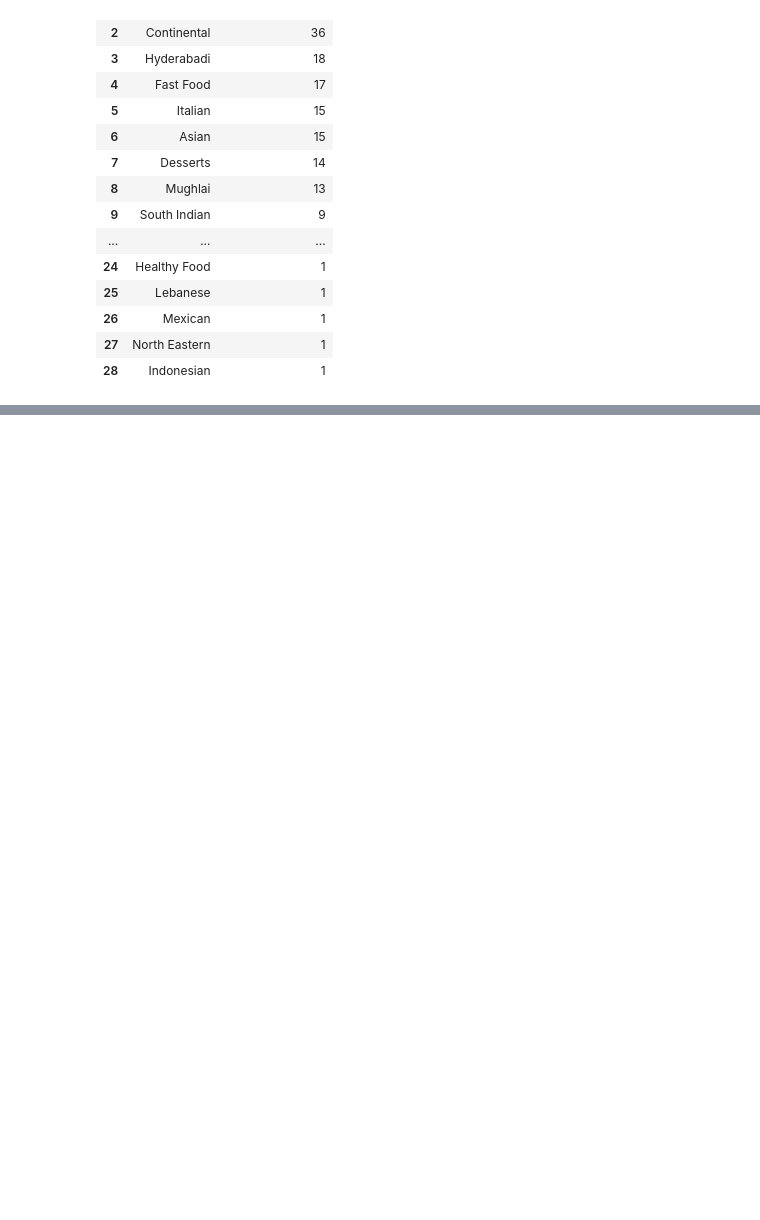
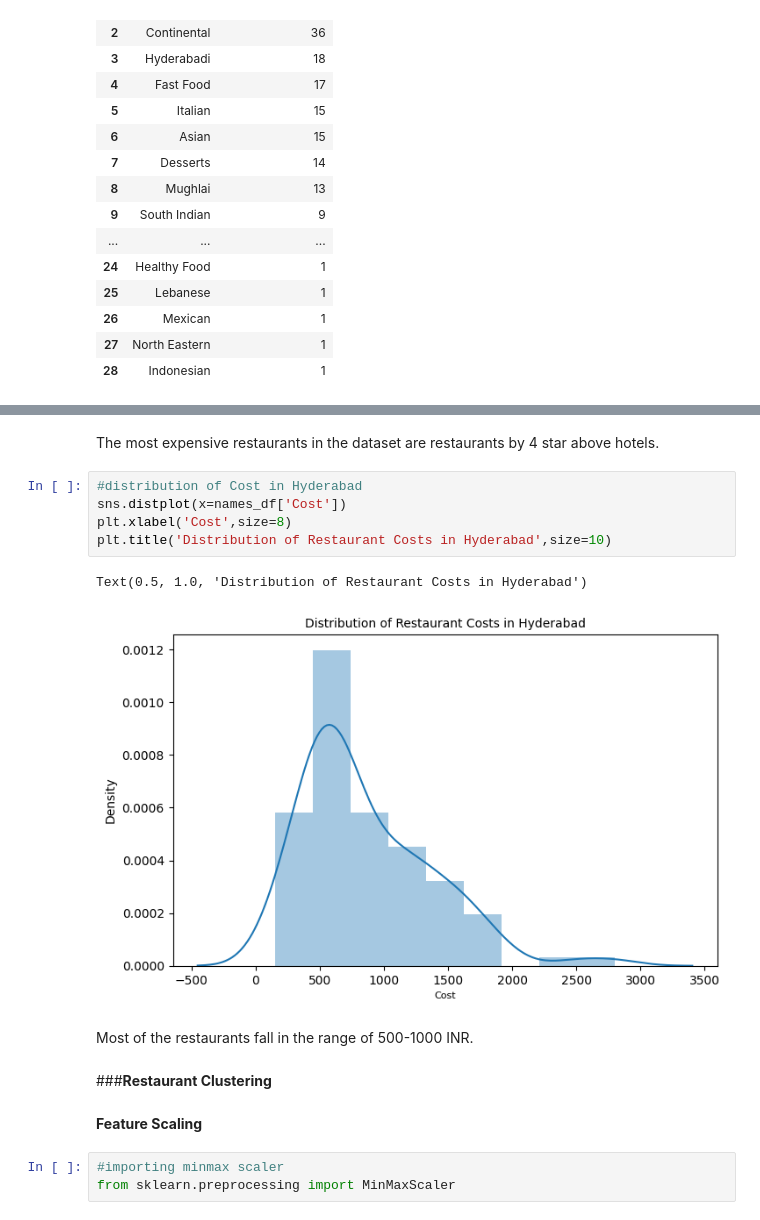
Before and after one commit to vithika-karan/Zomato-Restaurant-Clustering-and-Sentiment-Analysis, a Jupyter notebook: Zomato_Restaurant_Clustering_and_Sentiment_Analysis_Vithika_Karan.ipynb, the cells around one changed output, grey strips where cells are left out. Drawn from its saved outputs; the diff is of its cells as text; blank space fills up the shorter version.

```diff
--- a/Zomato_Restaurant_Clustering_and_Sentiment_Analysis_Vithika_Karan.ipynb
+++ b/Zomato_Restaurant_Clustering_and_Sentiment_Analysis_Vithika_Karan.ipynb
@@ -611,0 +656,19 @@ Text(0.5, 1.0, 'The MostPopular Cuisines in Hyderabad')
+# %% [markdown]
+The most expensive restaurants in the dataset are restaurants by 4 star above hotels.
+# %%
+#distribution of Cost in Hyderabad
+sns.distplot(x=names_df['Cost'])
+plt.xlabel('Cost',size=8)
+plt.title('Distribution of Restaurant Costs in Hyderabad',size=10)
+# %% [output]
+Text(0.5, 1.0, 'Distribution of Restaurant Costs in Hyderabad')
+[figure, added]
+# %% [markdown]
+Most of the restaurants fall in the range of 500-1000 INR.
+# %% [markdown]
+###**Restaurant Clustering**
+# %% [markdown]
+**Feature Scaling**
+# %%
+#importing minmax scaler
+from sklearn.preprocessing import MinMaxScaler
```
Also changed, not shown: parts of 30 cells of this notebook.
